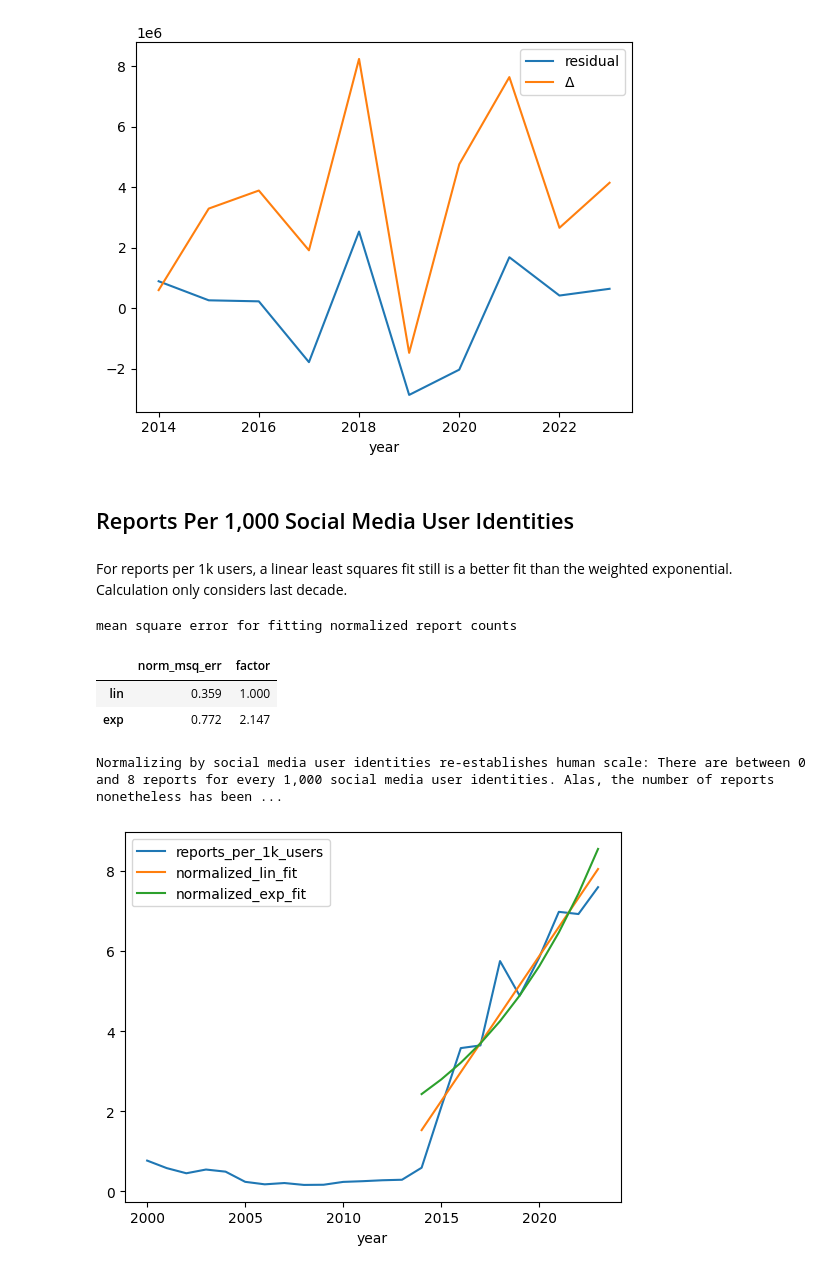
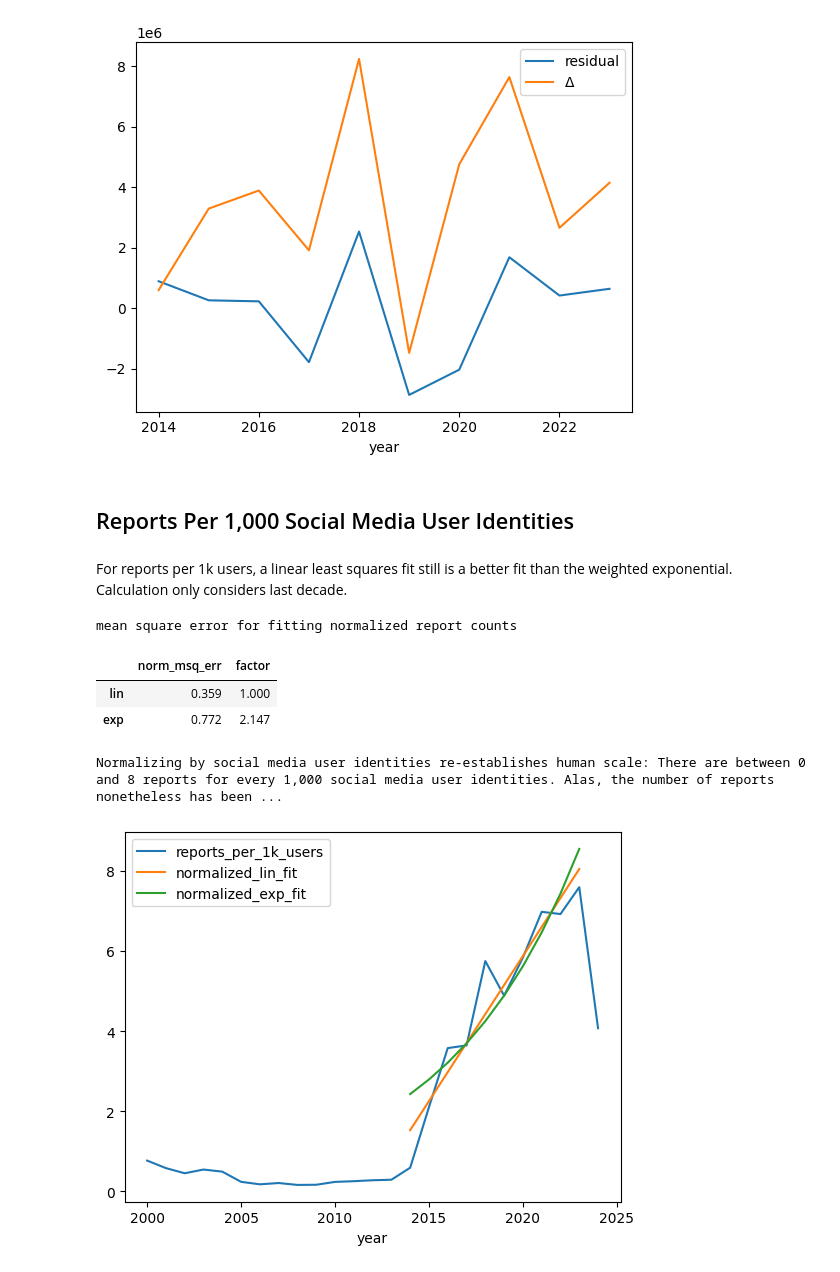
Before and after one commit to apparebit/diaphanous, a Jupyter notebook: analysis/reports.ipynb, the cells around one changed output. Drawn from its saved outputs; the diff is of its cells as text; code cells hidden in the pictures.

```diff
--- a/analysis/reports.ipynb
+++ b/analysis/reports.ipynb
@@ -50,13 +50,21 @@ reports_per_year = (
     .sort_index(ascending=True)
 )
 
-part = reports_per_year.loc[reports_per_year.index < 2014]['reports']
+part = reports_per_year.loc[
+    reports_per_year.index < 2014
+]['reports']
 fit = flf = np.polyfit(part.index, part, 1)
-reports_per_year.loc[reports_per_year.index < 2014, 'fit'] = np.poly1d(fit)(part.index)
+reports_per_year.loc[
+    reports_per_year.index < 2014, 'fit'
+] = np.poly1d(fit)(part.index)
 
-part = reports_per_year.loc[reports_per_year.index >= 2014]['reports']
+part = reports_per_year.loc[
+    (reports_per_year.index >= 2014) & (reports_per_year.index < 2024)
+]['reports']
 linearfit = fit = slf = np.polyfit(part.index, part, 1)
-reports_per_year.loc[reports_per_year.index >= 2014, 'fit'] = np.poly1d(fit)(part.index)
+reports_per_year.loc[
+    (reports_per_year.index >= 2014) & (reports_per_year.index < 2024), 'fit'
+] = np.poly1d(fit)(part.index)
 
 reports_per_year['residual'] = reports_per_year['reports'] - reports_per_year['fit']
 
@@ -217,50 +228,61 @@ user_reports = (
 reports_per_year["reports_per_1k_users"] = user_reports["reports_per_1k_users"]
 
 # Partially fit that curve
-points = reports_per_year[reports_per_year.index >= 2014]["reports_per_1k_users"]
+points = reports_per_year[
+    (reports_per_year.index >= 2014) & (reports_per_year.index < 2024)
+]["reports_per_1k_users"]
+
 user_linear_fit = np.polyfit(points.index, points, 1)
-reports_per_year.loc[reports_per_year.index >= 2014, 'normalized_lin_fit'] = (
+reports_per_year.loc[
+    (reports_per_year.index >= 2014) & (reports_per_year.index < 2024),
+    'normalized_lin_fit'
+] = (
     np.poly1d(user_linear_fit)(points.index)
 )
 
 user_exp_fit = np.polyfit(points.index, np.log(points), 1, w=np.sqrt(points))
-reports_per_year.loc[reports_per_year.index >= 2014, "normalized_exp_fit"] = [
+reports_per_year.loc[
+    (reports_per_year.index >= 2014) & (reports_per_year.index < 2024),
+    "normalized_exp_fit"
+] = [
     math.exp(user_exp_fit[1] + user_exp_fit[0] * x) for x in points.index
 ]
 
 # Calculate mean square errors for last decade
-tmp = reports_per_year[reports_per_year.index >= 2014]
+tmp = reports_per_year[
+    (reports_per_year.index >= 2014) & (reports_per_year.index < 2024)
+]
 norm_msq_err = pd.Series({
     'lin': (tmp['reports_per_1k_users'] - tmp['normalized_lin_fit']).pow(2).mean(),
     'exp': (tmp['reports_per_1k_users'] - tmp['normalized_exp_fit']).pow(2).mean(),
 }).sort_values(ascending = True)
 norm_msq_err.name = 'norm_msq_err'
 norm_msq_err = norm_msq_err.to_frame()
 norm_msq_err['factor'] = norm_msq_err['norm_msq_err'] / norm_msq_err.loc['lin', 'norm_msq_err']
 
 show("""
      For reports per 1k users, a linear least squares fit still is a better fit
      than the weighted exponential. Calculation only considers last decade.
 """)
 
 show(norm_msq_err, caption="mean square error for fitting normalized report counts")
 
 reports_per_year[["reports_per_1k_users", "normalized_lin_fit", "normalized_exp_fit"]].plot.line()
 
 show("""
      Normalizing by social media user identities re-establishes human scale:
      There are between 0 and 8 reports for every 1,000 social media user identities.
      Alas, the number of reports nonetheless has been growing linearly since 2014.
 """)
 # %% [output]
 Reports Per 1,000 Social Media User Identities
 For reports per 1k users, a linear least squares fit still is a better fit than the weighted exponential. Calculation only considers last decade.
 mean square error for fitting normalized report counts
 |  | norm_msq_err | factor |
 | lin | 0.359 | 1.000 |
 | exp | 0.772 | 2.147 |
 Normalizing by social media user identities re-establishes human scale: There are between 0 and 8 reports for every 1,000 social media user identities. Alas, the number of reports nonetheless has been ...
-[figure, old version]
+[figure, new version]
 # %%
 
 reports_per_year['std_residuals'] = (
```
Also changed, not shown: parts of 15 cells of this notebook, 24 other files.
